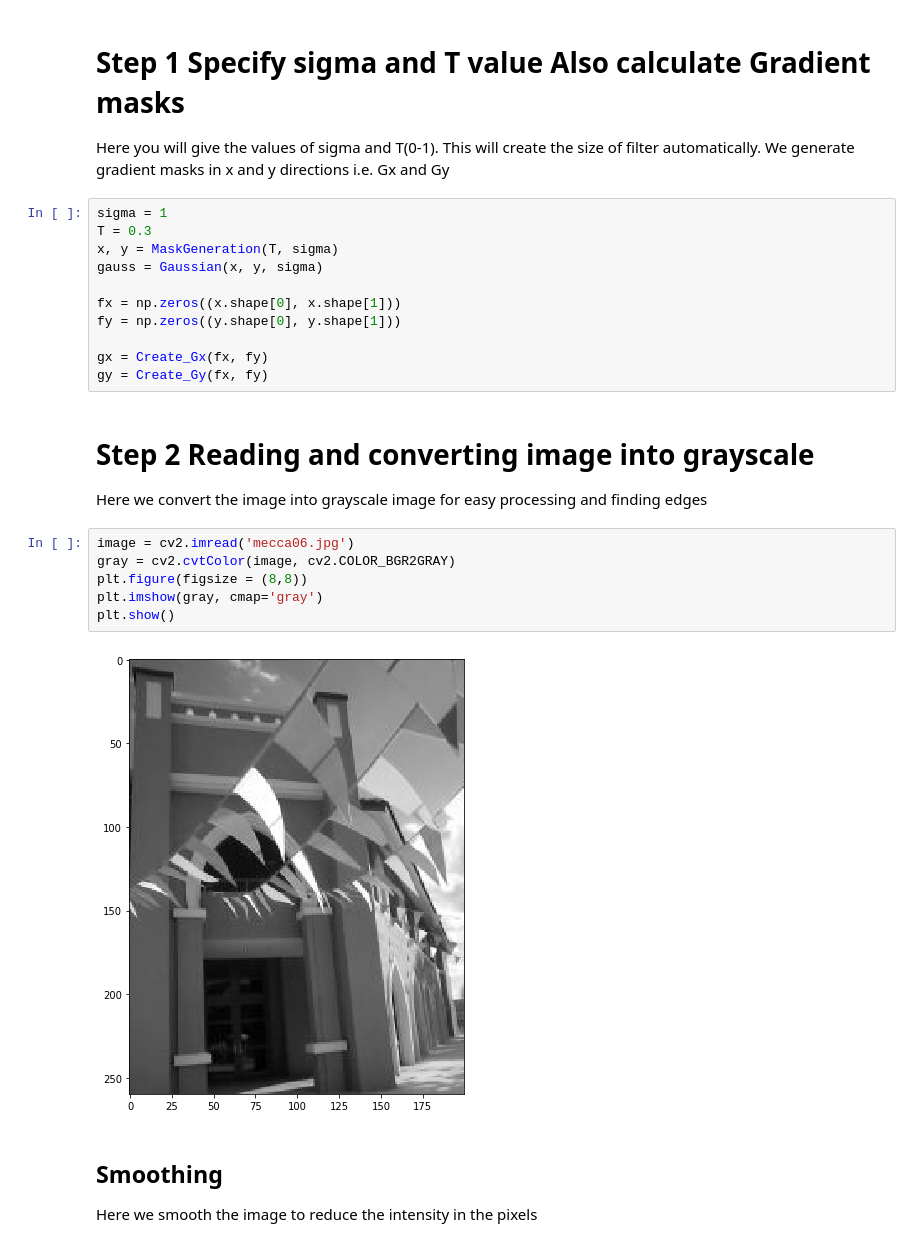
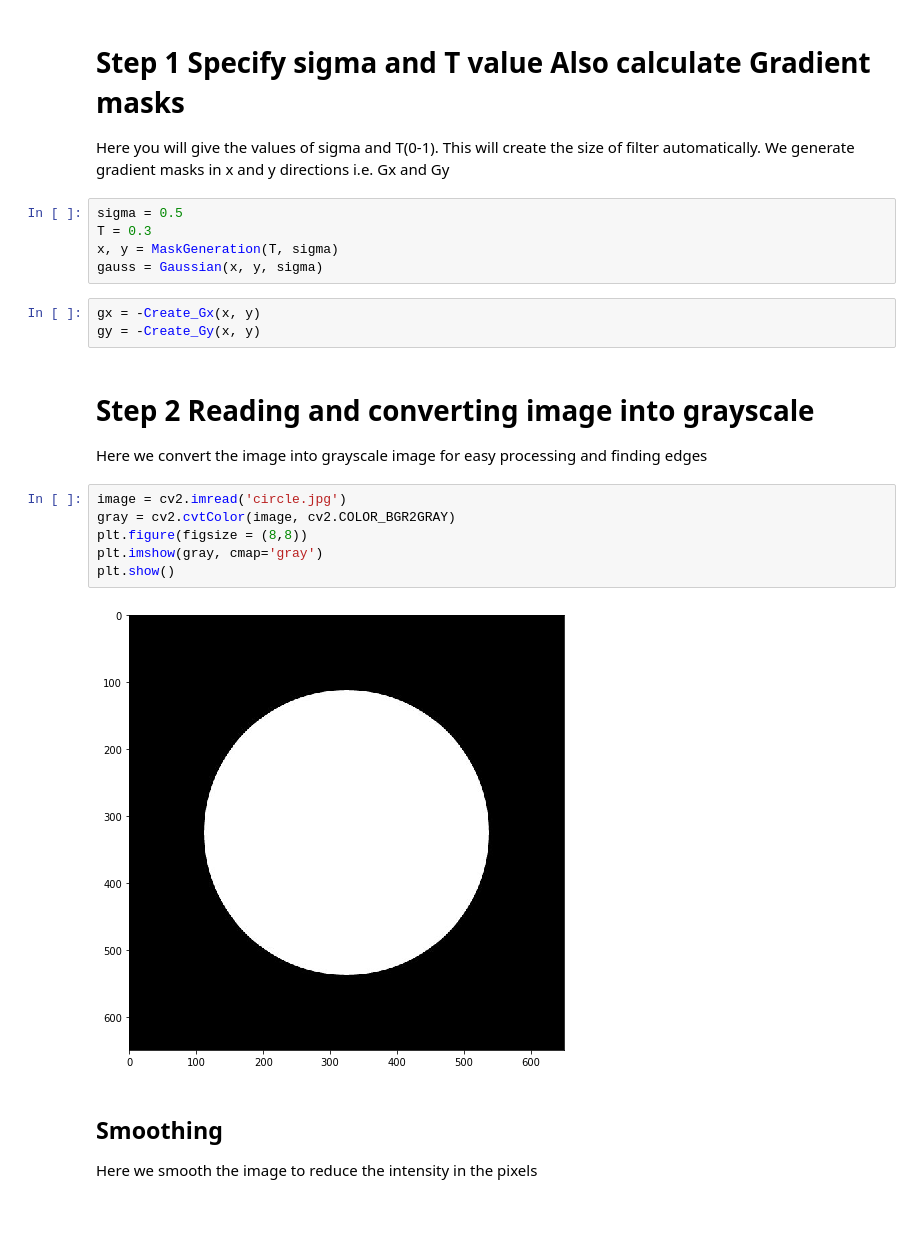
Before and after one commit to UsamaI000/CannyEdgeDetection-from-scratch-python, a Jupyter notebook: CannyEdgeDetector.ipynb, the cells around one changed output. Drawn from its saved outputs; the diff is of its cells as text; blank space fills up the shorter version.

```diff
--- a/CannyEdgeDetector.ipynb
+++ b/CannyEdgeDetector.ipynb
@@ -155,27 +179,24 @@ def _hysteresis(g_thresholded):
 # Step 1 Specify sigma and T value Also calculate Gradient masks
 Here you will give the values of sigma and T(0-1). This will create the size of filter automatically. We generate gradient masks in x and y directions i.e. Gx and Gy
 # %%
-sigma = 1
+sigma = 0.5
 T = 0.3
 x, y = MaskGeneration(T, sigma)
 gauss = Gaussian(x, y, sigma)
-
-fx = np.zeros((x.shape[0], x.shape[1]))
-fy = np.zeros((y.shape[0], y.shape[1]))
-
-gx = Create_Gx(fx, fy)
-gy = Create_Gy(fx, fy)
+# %%
+gx = -Create_Gx(x, y)
+gy = -Create_Gy(x, y)
 # %% [markdown]
 # Step 2 Reading and converting image into grayscale
 Here we convert the image into grayscale image for easy processing and finding edges
 # %%
-image = cv2.imread('mecca06.jpg')
+image = cv2.imread('circle.jpg')
 gray = cv2.cvtColor(image, cv2.COLOR_BGR2GRAY)
 plt.figure(figsize = (8,8))
 plt.imshow(gray, cmap='gray')
 plt.show()
 # %% [output]
-[figure, old version]
+[figure, new version]
 # %% [markdown]
 ## Smoothing
 Here we smooth the image to reduce the intensity in the pixels
```
Also changed, not shown: parts of 15 cells of this notebook.
